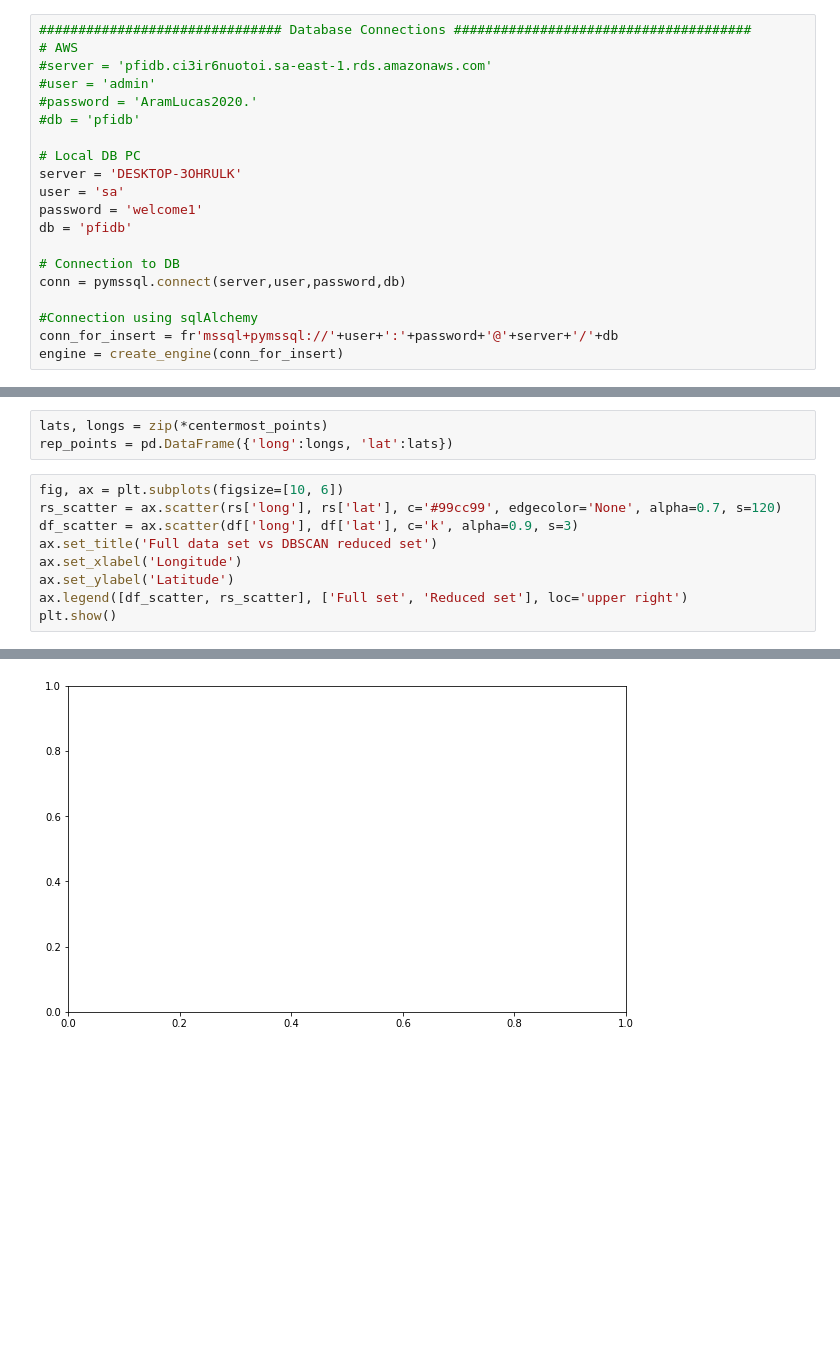
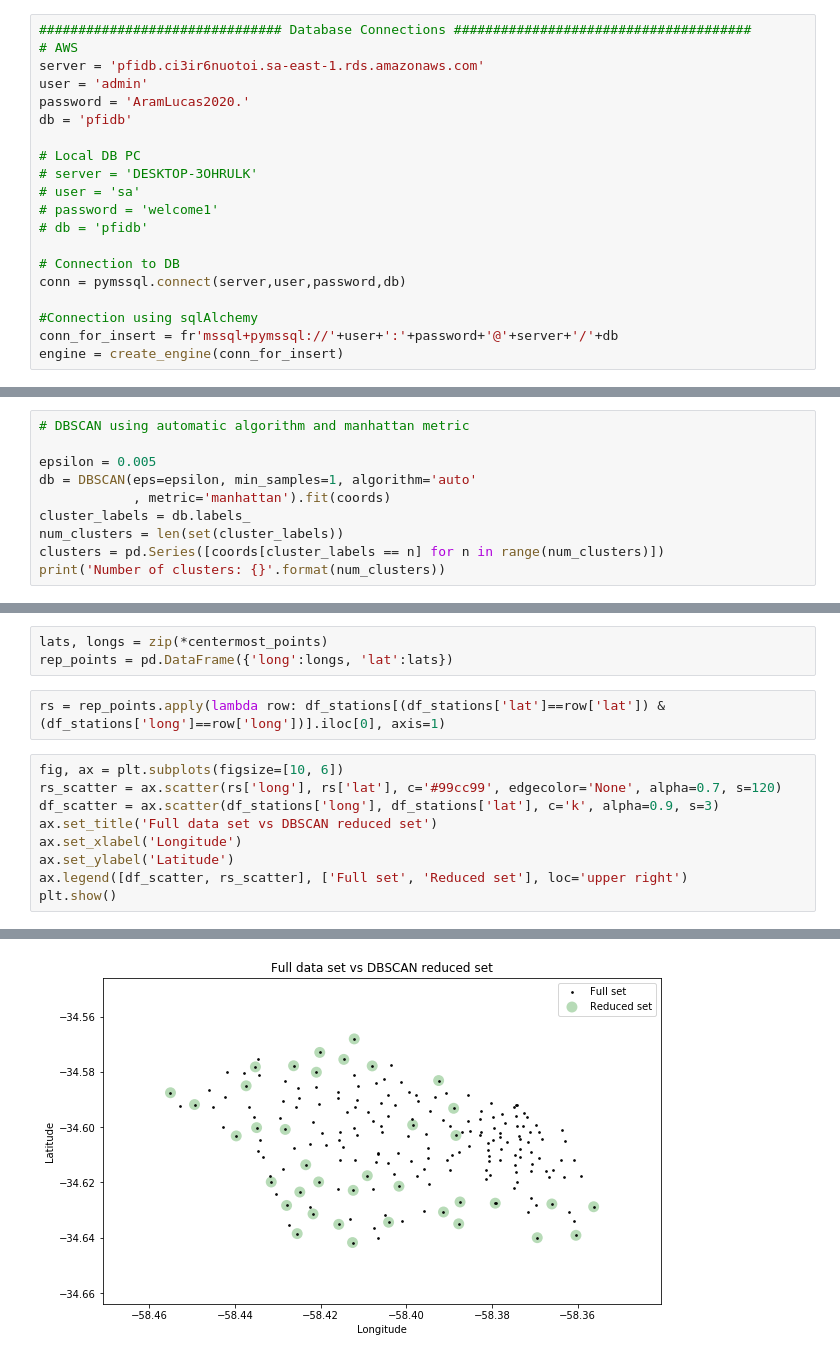
Before and after one commit to amorcecian/pfi, a Jupyter notebook: DBSCAN.ipynb, the cells around one changed output, grey strips where cells are left out. Cells and saved outputs as stored; diff of their text form; blank space fills up the shorter version.

```diff
--- a/DBSCAN.ipynb
+++ b/DBSCAN.ipynb
@@ -15,16 +15,16 @@ from collections import Counter
 # %%
 ############################### Database Connections ######################################
 # AWS
-#server = 'pfidb.ci3ir6nuotoi.sa-east-1.rds.amazonaws.com'
-#user = 'admin'
-#password = 'AramLucas2020.'
-#db = 'pfidb'
+server = 'pfidb.ci3ir6nuotoi.sa-east-1.rds.amazonaws.com'
+user = 'admin'
+password = 'AramLucas2020.'
+db = 'pfidb'
 
 # Local DB PC
-server = 'DESKTOP-3OHRULK'
-user = 'sa'
-password = 'welcome1'
-db = 'pfidb'
+# server = 'DESKTOP-3OHRULK'
+# user = 'sa'
+# password = 'welcome1'
+# db = 'pfidb'
 
 # Connection to DB
 conn = pymssql.connect(server,user,password,db)
@@ -83,0 +92,10 @@ array([[ 0,  1],
+# %%
+# DBSCAN using automatic algorithm and manhattan metric
+
+epsilon = 0.005
+db = DBSCAN(eps=epsilon, min_samples=1, algorithm='auto'
+            , metric='manhattan').fit(coords)
+cluster_labels = db.labels_
+num_clusters = len(set(cluster_labels))
+clusters = pd.Series([coords[cluster_labels == n] for n in range(num_clusters)])
+print('Number of clusters: {}'.format(num_clusters))
@@ -111,10 +137,12 @@ centermost_points = clusters.map(get_centermost_point)
 # %%
 lats, longs = zip(*centermost_points)
 rep_points = pd.DataFrame({'long':longs, 'lat':lats})
+# %%
+rs = rep_points.apply(lambda row: df_stations[(df_stations['lat']==row['lat']) & (df_stations['long']==row['long'])].iloc[0], axis=1)
 # %%
 fig, ax = plt.subplots(figsize=[10, 6])
 rs_scatter = ax.scatter(rs['long'], rs['lat'], c='#99cc99', edgecolor='None', alpha=0.7, s=120)
-df_scatter = ax.scatter(df['long'], df['lat'], c='k', alpha=0.9, s=3)
+df_scatter = ax.scatter(df_stations['long'], df_stations['lat'], c='k', alpha=0.9, s=3)
 ax.set_title('Full data set vs DBSCAN reduced set')
 ax.set_xlabel('Longitude')
 ax.set_ylabel('Latitude')
@@ -125 +152 @@ NameError: name 'rs' is not defined
-[figure, old version]
+[figure, new version]
```
Also changed, not shown: parts of 8 cells of this notebook, 2 other files.
